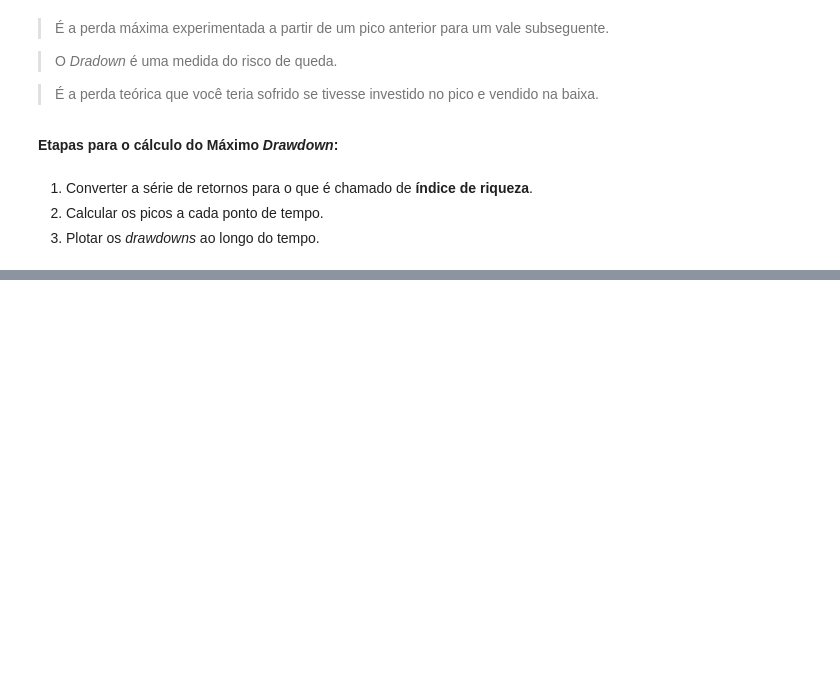
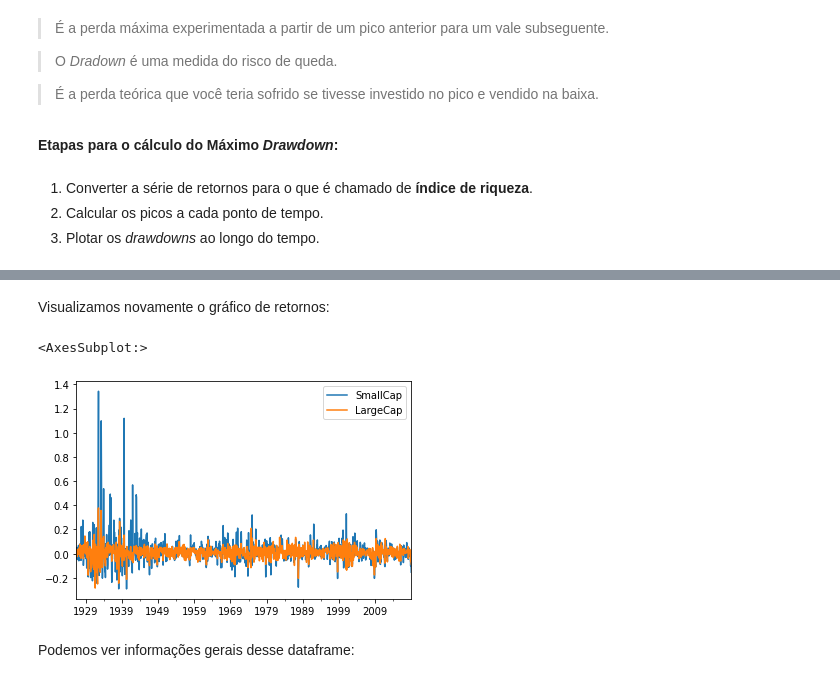
Before and after one commit to igoandrade/portfolio-construction-python, a Jupyter notebook: intro-course/week-1/intro-returns-and-risks.ipynb, the cells around one changed output, grey strips where cells are left out. Saved outputs shown, nothing was run; the diff lists cells and outputs as text; code cells hidden in the pictures; blank space fills up the shorter version.

```diff
--- a/intro-course/week-1/intro-returns-and-risks.ipynb
+++ b/intro-course/week-1/intro-returns-and-risks.ipynb
@@ -247,0 +311,2 @@ dtype: float64
+# %%
+rets.index = pd.to_datetime(rets.index, format='%Y%m')
@@ -247,0 +324,3 @@ dtype: float64
+# %%
+rets.index = rets.index.to_period('M')
+rets.head()
@@ -247,0 +334,9 @@ dtype: float64
+# %% [markdown]
+Visualizamos novamente o gráfico de retornos:
+# %%
+rets.plot.line()
+# %% [output]
+<AxesSubplot:>
+[figure, added]
+# %% [markdown]
+Podemos ver informações gerais desse dataframe:
```
Also changed, not shown: parts of 15 cells of this notebook.
